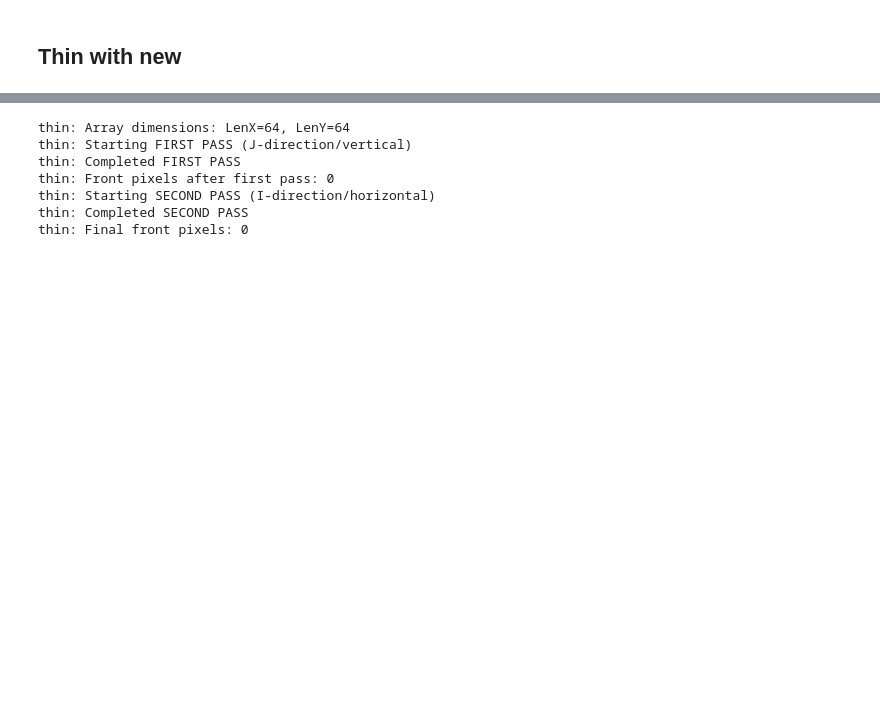
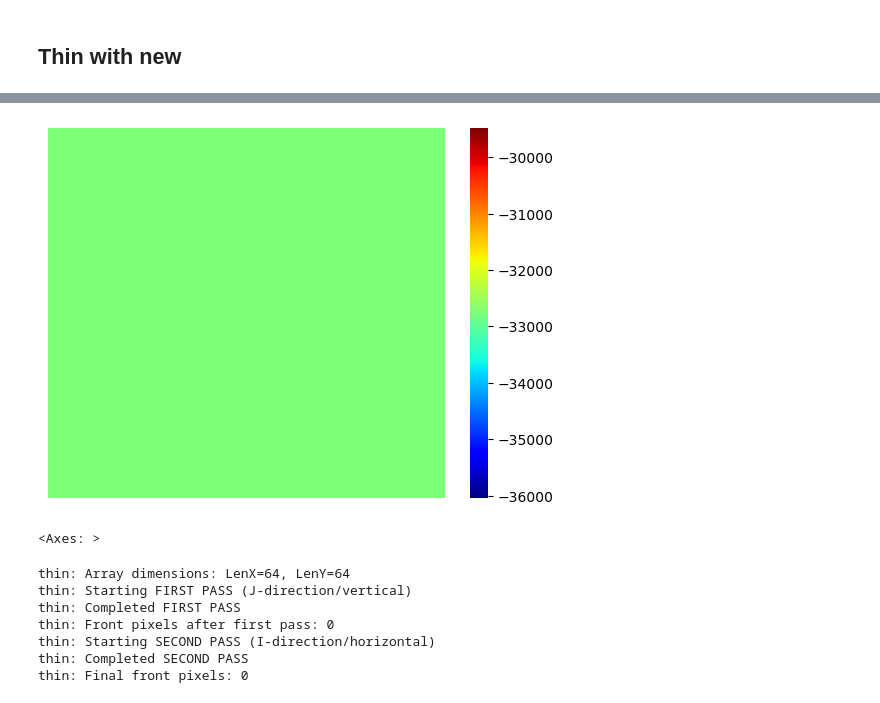
Before and after one commit to Sea-Meets-the-Stars/fronts, a Jupyter notebook: dev/thinning/Front_ThinCC.ipynb, the cells around one changed output, grey strips where cells are left out. Cells and saved outputs as stored; diff of their text form; code cells hidden in the pictures; blank space fills up the shorter version.

```diff
--- a/dev/thinning/Front_ThinCC.ipynb
+++ b/dev/thinning/Front_ThinCC.ipynb
@@ -79,6 +85,11 @@ plot(UID_1, field_data_1, fronts=fronts_40_90_orig)
 # %%
-# Median subtract
-med_SST = field_data_1['SSTK'] - np.median(field_data_1['SSTK'])
+# Median subtract + convert to int16
+med_SST,_ = cc_sst_preproc.sst_to_counts(field_data_1['SSTK'])
+# %%
+cutout.show_image(med_SST, show=True)
+# %% [output]
+[figure, added]
+<Axes: >
 # %%
 reload(thin_cc)
 fronts_40_90_cc = thin_cc.thin(med_SST, fronts_40_90*4, debug=1)
```
Also changed, not shown: parts of 2 cells of this notebook.
